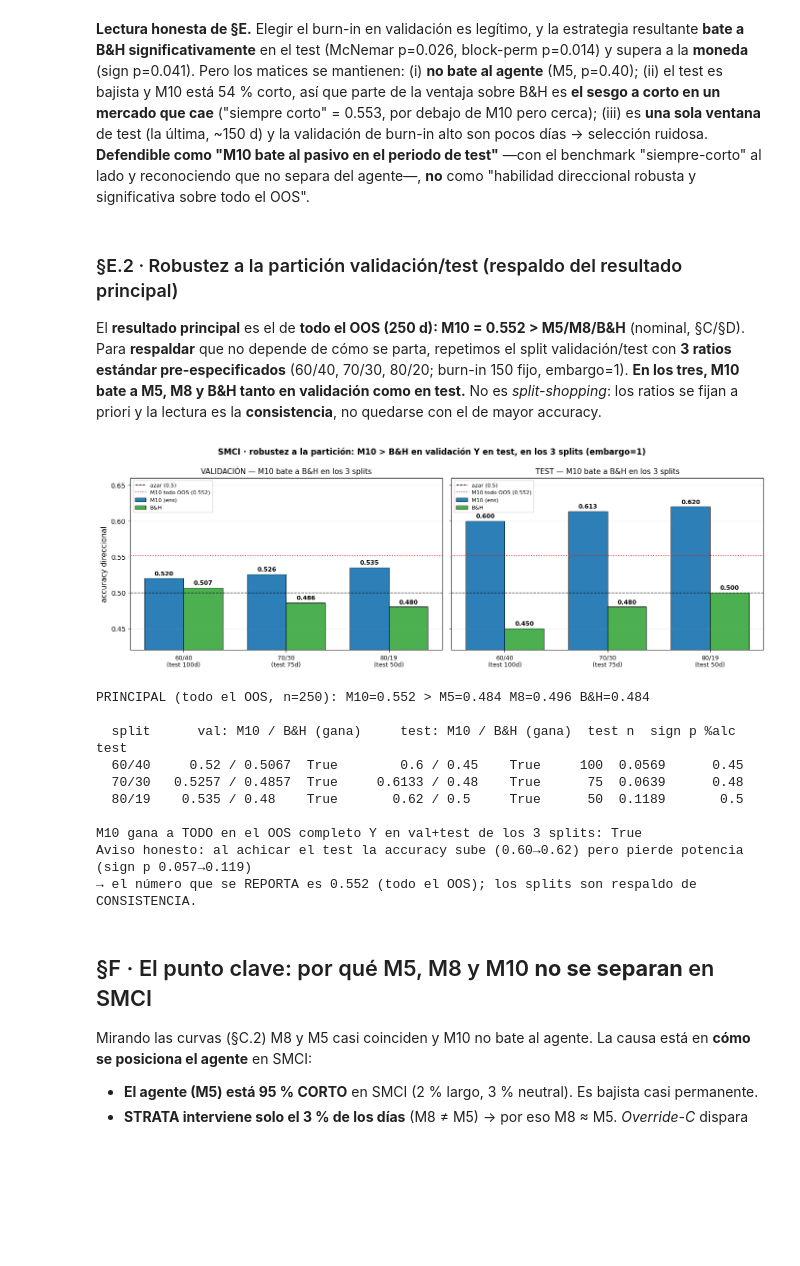
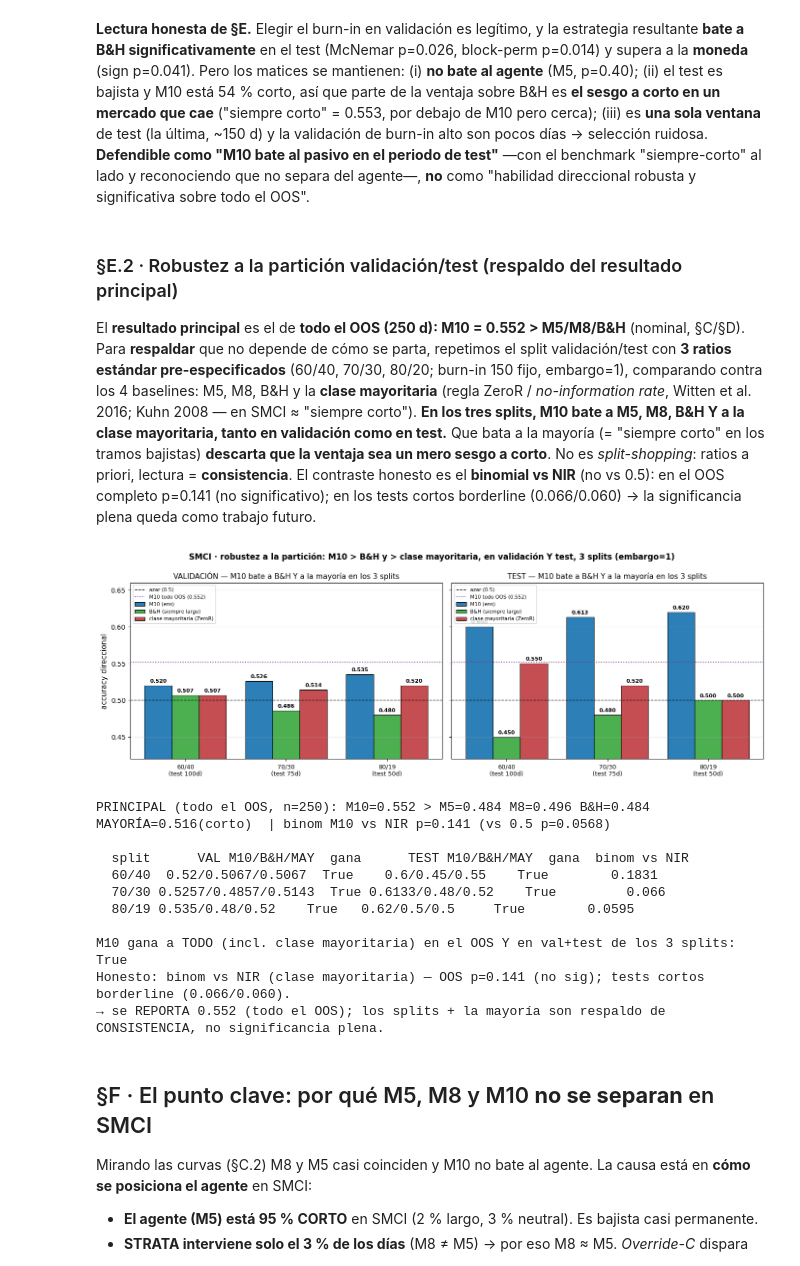
Before and after one commit to RaquelGarciah/Real-time-statistical-supervision-of-an-AI-trading-agent, a Jupyter notebook: notebooks/m10_better_smci.ipynb, the cells around one changed output. Saved outputs shown, nothing was run; the diff lists cells and outputs as text; code cells hidden in the pictures; blank space fills up the shorter version.

```diff
--- a/notebooks/m10_better_smci.ipynb
+++ b/notebooks/m10_better_smci.ipynb
@@ -421,52 +421,58 @@ como "habilidad direccional robusta y significativa sobre todo el OOS".
 
 El **resultado principal** es el de **todo el OOS (250 d): M10 = 0.552 > M5/M8/B&H** (nominal, §C/§D). Para
 **respaldar** que no depende de cómo se parta, repetimos el split validación/test con **3 ratios estándar
-pre-especificados** (60/40, 70/30, 80/20; burn-in 150 fijo, embargo=1). **En los tres, M10 bate a M5, M8 y
-B&H tanto en validación como en test.** No es *split-shopping*: los ratios se fijan a priori y la lectura es
-la **consistencia**, no quedarse con el de mayor accuracy.
+pre-especificados** (60/40, 70/30, 80/20; burn-in 150 fijo, embargo=1), comparando contra los 4 baselines:
+M5, M8, B&H y la **clase mayoritaria** (regla ZeroR / *no-information rate*, Witten et al. 2016; Kuhn 2008 —
+en SMCI ≈ "siempre corto"). **En los tres splits, M10 bate a M5, M8, B&H Y a la clase mayoritaria, tanto en
+validación como en test.** Que bata a la mayoría (= "siempre corto" en los tramos bajistas) **descarta que la
+ventaja sea un mero sesgo a corto**. No es *split-shopping*: ratios a priori, lectura = **consistencia**. El
+contraste honesto es el **binomial vs NIR** (no vs 0.5): en el OOS completo p=0.141 (no significativo); en los
+tests cortos borderline (0.066/0.060) → la significancia plena queda como trabajo futuro.
 # %%
 rs = ROB["robustez_splits"]; full = ROB["principal_todo_oos"]
 labels = [f"{int(s['frac_val']*100)}/{int((1-s['frac_val'])*100)}" for s in rs]
-x = np.arange(len(rs)); w = 0.38
-fig, (a1, a2) = plt.subplots(1, 2, figsize=(14, 4.8), sharey=True)
+x = np.arange(len(rs)); w = 0.27
+fig, (a1, a2) = plt.subplots(1, 2, figsize=(14, 4.9), sharey=True)
 for ax, win, ttl in ((a1, "validacion", "VALIDACIÓN"), (a2, "test", "TEST")):
-    m10 = [s[win]["m10"]["acc"] for s in rs]; bh = [s[win]["bh"]["acc"] for s in rs]
-    b1 = ax.bar(x - w / 2, m10, w, label="M10 (ens)", color="#2c7fb7", edgecolor="black", lw=0.8)
-    b2 = ax.bar(x + w / 2, bh, w, label="B&H", color="#4caf50", edgecolor="black", lw=0.8)
+    m10 = [s[win]["m10"]["acc"] for s in rs]; bh = [s[win]["bh"]["acc"] for s in rs]; maj = [s[win]["majority"]["acc"] for s in rs]
+    b1 = ax.bar(x - w, m10, w, label="M10 (ens)", color="#2c7fb7", edgecolor="black", lw=0.8)
+    b2 = ax.bar(x, bh, w, label="B&H (siempre largo)", color="#4caf50", edgecolor="black", lw=0.8)
+    b3 = ax.bar(x + w, maj, w, label="clase mayoritaria (ZeroR)", color="#c44e52", edgecolor="black", lw=0.8)
     ax.axhline(0.5, color="black", ls="--", lw=1, label="azar (0.5)")
-    ax.axhline(full["m10"]["acc"], color="#d62728", ls=":", lw=1.4, label=f"M10 todo OOS ({full['m10']['acc']})")
-    for bb in list(b1) + list(b2):
-        ax.text(bb.get_x() + bb.get_width() / 2, bb.get_height() + 0.004, f"{bb.get_height():.3f}", ha="center", fontsize=9, fontweight="bold")
+    ax.axhline(full["m10"]["acc"], color="#7f3b8f", ls=":", lw=1.4, label=f"M10 todo OOS ({full['m10']['acc']})")
+    for bb in list(b1) + list(b2) + list(b3):
+        ax.text(bb.get_x() + bb.get_width() / 2, bb.get_height() + 0.004, f"{bb.get_height():.3f}", ha="center", fontsize=8, fontweight="bold")
     ax.set_xticks(x); ax.set_xticklabels([f"{l}\n(test {s['test']['n']}d)" for l, s in zip(labels, rs)], fontsize=9)
-    ax.set_ylim(0.42, 0.66); ax.set_title(f"{ttl} — M10 bate a B&H en los 3 splits", fontsize=11)
-    ax.legend(fontsize=8, loc="upper left"); ax.grid(axis="y", alpha=0.25)
+    ax.set_ylim(0.42, 0.66); ax.set_title(f"{ttl} — M10 bate a B&H Y a la mayoría en los 3 splits", fontsize=11)
+    ax.legend(fontsize=7.5, loc="upper left"); ax.grid(axis="y", alpha=0.25)
 a1.set_ylabel("accuracy direccional", fontsize=11)
-fig.suptitle("SMCI · robustez a la partición: M10 > B&H en validación Y en test, en los 3 splits (embargo=1)", fontsize=12, fontweight="bold")
+fig.suptitle("SMCI · robustez a la partición: M10 > B&H y > clase mayoritaria, en validación Y test, 3 splits (embargo=1)", fontsize=12, fontweight="bold")
 plt.tight_layout(); plt.show()
 
-print(f"PRINCIPAL (todo el OOS, n={full['n']}): M10={full['m10']['acc']} > M5={full['m5']['acc']} M8={full['m8']['acc']} B&H={full['bh']['acc']}")
-print(f"\n{'split':>7} {'val: M10 / B&H (gana)':>26} {'test: M10 / B&H (gana)':>26} {'test n':>7} {'sign p':>7} {'%alc test':>9}")
+print(f"PRINCIPAL (todo el OOS, n={full['n']}): M10={full['m10']['acc']} > M5={full['m5']['acc']} M8={full['m8']['acc']} "
+      f"B&H={full['bh']['acc']} MAYORÍA={full['majority']['acc']}({full['majority']['dir']})  "
+      f"| binom M10 vs NIR p={full['binom_m10_vs_nir_p']} (vs 0.5 p={full['binom_m10_vs_0.5_p']})")
+print(f"\n{'split':>7} {'VAL M10/B&H/MAY':>20} {'gana':>5} {'TEST M10/B&H/MAY':>21} {'gana':>5} {'binom vs NIR':>13}")
 for s in rs:
     v, t = s["validacion"], s["test"]
     print(f"{int(s['frac_val']*100):>4}/{int((1-s['frac_val'])*100):<2} "
-          f"{v['m10']['acc']:>8} / {v['bh']['acc']:<6} {str(v['m10_gana_a_todo']):>5}   "
-          f"{t['m10']['acc']:>8} / {t['bh']['acc']:<6} {str(t['m10_gana_a_todo']):>5}   "
-          f"{t['n']:>5}  {t['tests']['sign_vs_0.5_p']:>6}  {t['frac_up']:>8}")
-print(f"\nM10 gana a TODO en el OOS completo Y en val+test de los 3 splits: {ROB['m10_gana_a_todo_en_todos']}")
-print("Aviso honesto: al achicar el test la accuracy sube (0.60→0.62) pero pierde potencia (sign p 0.057→0.119)")
-print("→ el número que se REPORTA es 0.552 (todo el OOS); los splits son respaldo de CONSISTENCIA.")
+          f"{v['m10']['acc']:>5}/{v['bh']['acc']}/{v['majority']['acc']:<6} {str(v['m10_gana_a_todo']):>5} "
+          f"{t['m10']['acc']:>6}/{t['bh']['acc']}/{t['majority']['acc']:<6} {str(t['m10_gana_a_todo']):>5} {t['binom_m10_vs_nir_p']:>13}")
+print(f"\nM10 gana a TODO (incl. clase mayoritaria) en el OOS Y en val+test de los 3 splits: {ROB['m10_gana_a_todo_en_todos']}")
+print("Honesto: binom vs NIR (clase mayoritaria) — OOS p=0.141 (no sig); tests cortos borderline (0.066/0.060).")
+print("→ se REPORTA 0.552 (todo el OOS); los splits + la mayoría son respaldo de CONSISTENCIA, no significancia plena.")
 # %% [output]
-[figure, old version]
+[figure, new version]
-PRINCIPAL (todo el OOS, n=250): M10=0.552 > M5=0.484 M8=0.496 B&H=0.484
+PRINCIPAL (todo el OOS, n=250): M10=0.552 > M5=0.484 M8=0.496 B&H=0.484 MAYORÍA=0.516(corto)  | binom M10 vs NIR p=0.141 (vs 0.5 p=0.0568)
 
-  split      val: M10 / B&H (gana)     test: M10 / B&H (gana)  test n  sign p %alc test
-  60/40     0.52 / 0.5067  True        0.6 / 0.45    True     100  0.0569      0.45
-  70/30   0.5257 / 0.4857  True     0.6133 / 0.48    True      75  0.0639      0.48
-  80/19    0.535 / 0.48    True       0.62 / 0.5     True      50  0.1189       0.5
+  split      VAL M10/B&H/MAY  gana      TEST M10/B&H/MAY  gana  binom vs NIR
+  60/40  0.52/0.5067/0.5067  True    0.6/0.45/0.55    True        0.1831
+  70/30 0.5257/0.4857/0.5143  True 0.6133/0.48/0.52    True         0.066
+  80/19 0.535/0.48/0.52    True   0.62/0.5/0.5     True        0.0595
 
-M10 gana a TODO en el OOS completo Y en val+test de los 3 splits: True
-Aviso honesto: al achicar el test la accuracy sube (0.60→0.62) pero pierde potencia (sign p 0.057→0.119)
-→ el número que se REPORTA es 0.552 (todo el OOS); los splits son respaldo de CONSISTENCIA.
+M10 gana a TODO (incl. clase mayoritaria) en el OOS Y en val+test de los 3 splits: True
+Honesto: binom vs NIR (clase mayoritaria) — OOS p=0.141 (no sig); tests cortos borderline (0.066/0.060).
+→ se REPORTA 0.552 (todo el OOS); los splits + la mayoría son respaldo de CONSISTENCIA, no significancia plena.
 # %% [markdown]
 ## §F · El punto clave: por qué M5, M8 y M10 **no se separan** en SMCI
 
```
Also changed, not shown: parts of 1 cell of this notebook, 4 other files.
